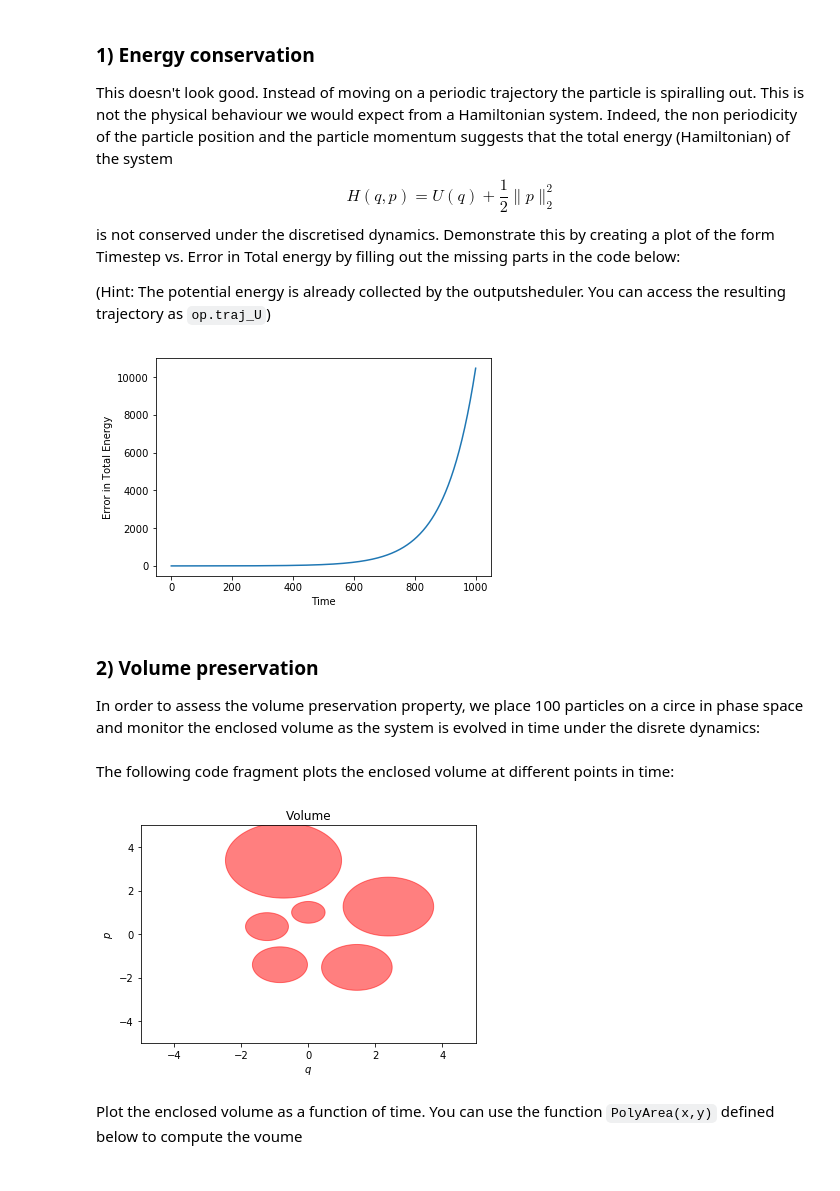
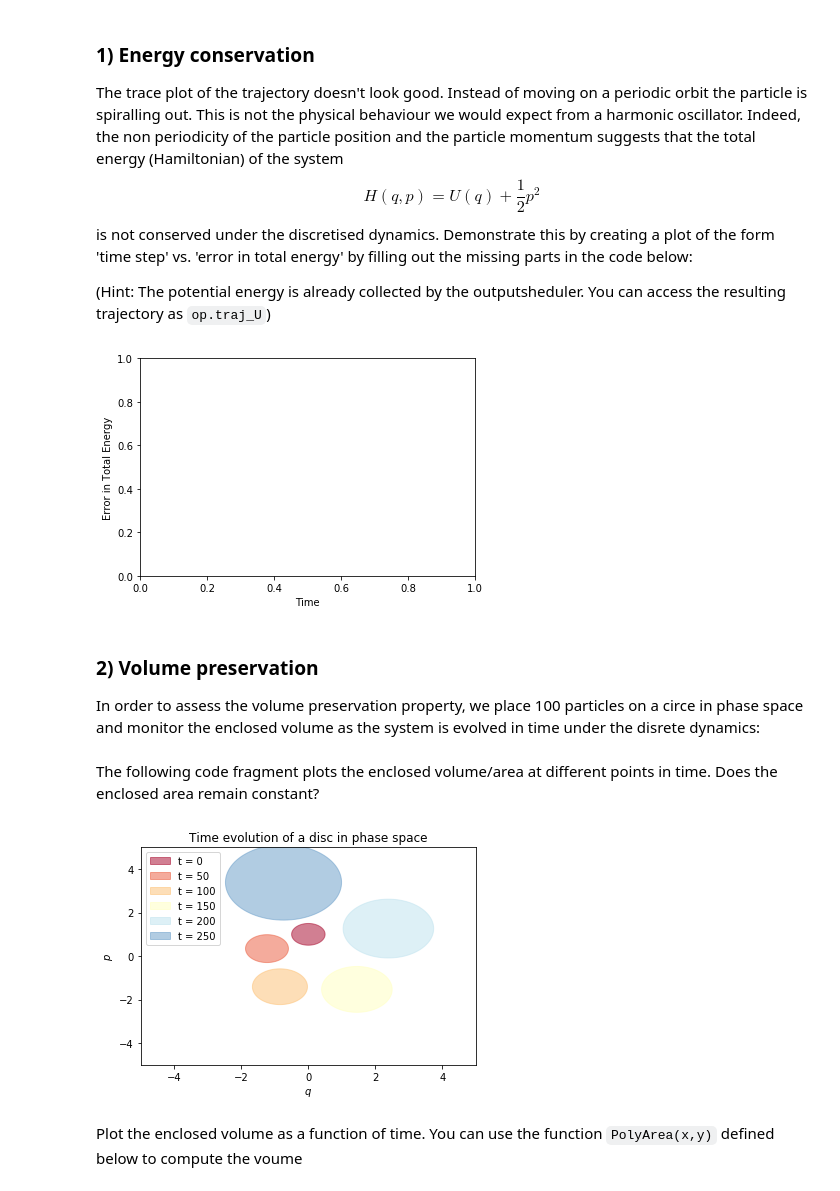
Before and after one commit to MatthiasSachs/BeijingSummerSchool, a Jupyter notebook: day1.ipynb, the cells around one changed output. Drawn from its saved outputs; the diff is of its cells as text; code cells hidden in the pictures.

```diff
--- a/day1.ipynb
+++ b/day1.ipynb
@@ -75,67 +88,66 @@ integrator.run(initial_values=initial_values)
 # %% [markdown]
 ### 1) Energy conservation
-This doesn't look good. Instead of moving on a periodic trajectory the particle is spiralling out. This is not the physical behaviour we would expect from a Hamiltonian system. Indeed, the non periodicity of the particle position and the particle momentum suggests that the total energy (Hamiltonian) of the system
-$$H(q,p) = U(q)+\frac{1}{2}\|p\|_2^2$$
-is not conserved under the discretised dynamics. Demonstrate this by creating a plot of the form Timestep vs. Error in Total energy by filling out the missing parts in the code below:
+The trace plot of the trajectory doesn't look good. Instead of moving on a periodic orbit the particle is spiralling out. This is not the physical behaviour we would expect from a harmonic oscillator. Indeed, the non periodicity of the particle position and the particle momentum suggests that the total energy (Hamiltonian) of the system
+$$H(q,p) = U(q)+\frac{1}{2}p^2$$
+is not conserved under the discretised dynamics. Demonstrate this by creating a plot of the form 'time step' vs. 'error in total energy' by filling out the missing parts in the code below:
 
 (Hint: The potential energy is already collected by the outputsheduler. You can access the resulting trajectory as `op.traj_U`)
 # %%
 fig, ax = plt.subplots()
-E0 = .5*np.sum(op.traj_momentum**2,axis=1)[0]+op.traj_U[0]
-traj_Energy = .5*np.sum(op.traj_momentum**2,axis=1)+op.traj_U
-ax.plot(traj_Energy  - E0)
+E0 = op.traj_totalE[0]
+#ax.plot(...)
 ax.set_xlabel('Time')
 ax.set_ylabel('Error in Total Energy')
 plt.show()
 # %% [output]
-[figure, old version]
+[figure, new version]
 # %% [markdown]
 ### 2) Volume preservation
 In order to assess the volume preservation property, we place 100 particles on a circe in phase space and monitor the enclosed volume as the system is evolved in time under the disrete dynamics:
 # %%
 # Specify model
-model = models.HarmonicOscillator(stiffness=np.ones(dim), rp=None)
+dim =100
+model = models.HarmonicOscillator(dim,k=1)
 # Initialise integrator
-integrator = integrators.EulerHamDyn(model, stepsize=.1)
+integrator = integrators.EulerHamDyn(model, h=.1)
 # Initialise Outputsheduler
-op= outp.BufferedOutputshedulerU(integrator, Nsteps=300, varname_list=['position','momentum'], modprnt=1)
+op= outp.BufferedOutputshedulerU(integrator, Nsteps=300, varname_list=['q','p'], modprnt=1)
 # Initialise particles on a disc
-dim =100
 alpha = np.linspace(0,2*np.pi,dim)
-position0 = .5*np.cos(alpha)
-momentum0= 1 + .5*np.sin(alpha)
-initial_values={'momentum': momentum0, 'position': position0}
+q0 = .5*np.cos(alpha)
+p0= 1 + .5*np.sin(alpha)
+initial_values={'p': p0, 'q': q0}
 # Run simulation
 integrator.run(initial_values=initial_values)
 # %% [markdown]
-The following code fragment plots the enclosed volume at different points in time:
+The following code fragment plots the enclosed volume/area at different points in time. Does the enclosed area remain constant?
 # %%
-#%%
-import matplotlib.animation as animation
 import matplotlib.patches as patches
 
 # Specify frequency at which volumes is plotted
 modplot = 50
 # Spefiy figure properties
 fig = plt.figure()
 ax = fig.add_subplot(111)
 ax.set_xlim(-5,5)
 ax.set_ylim(-5,5)
 ax.set_xlabel('$q$')
 ax.set_ylabel('$p$')
-ax.set_title('Volume')
+ax.set_title('Time evolution of a disc in phase space')
 
 
 #Plot volumes
 t_vec = np.arange(0,op.Nsteps,modplot)
-for i in t_vec:
-    v= np.array([op.traj_position[i,:], op.traj_momentum[i,:]]).transpose()
-    go= patches.Polygon(v,closed=True, fc='r', ec='r',alpha=.5)
+mcmap=plt.cm.get_cmap('RdYlBu', int(op.Nsteps/modplot)+1)
+for t in t_vec:
+    v= np.array([op.traj_q[t,:], op.traj_p[t,:]]).transpose()
+    go= patches.Polygon(v,closed=True,color=mcmap(int(t/modplot),alpha=.5),label='t = {}'.format(t))
     patch=ax.add_patch(go)
+ax.legend()
 
 plt.show()
 # %% [output]
-[figure, old version]
+[figure, new version]
 # %% [markdown]
 Plot the enclosed volume as a function of time. You can use the function `PolyArea(x,y)` defined below to compute the voume
 # %%
```
Also changed, not shown: parts of 11 cells of this notebook, 4 other files.
